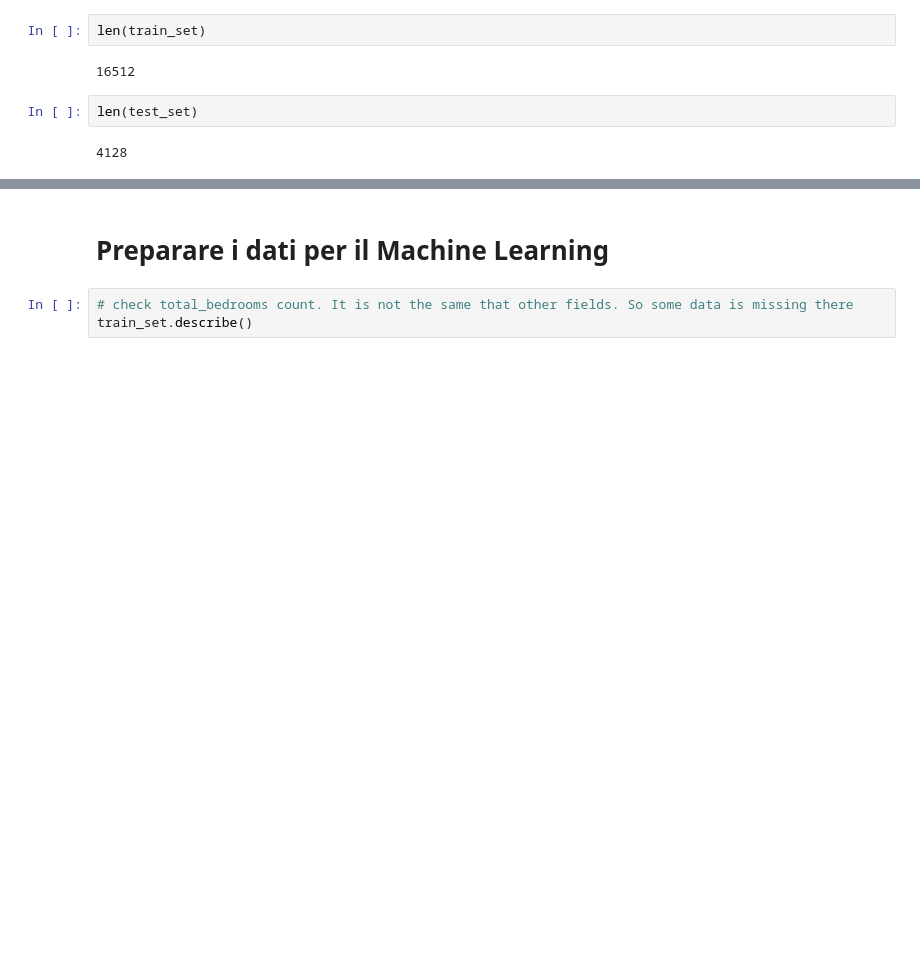
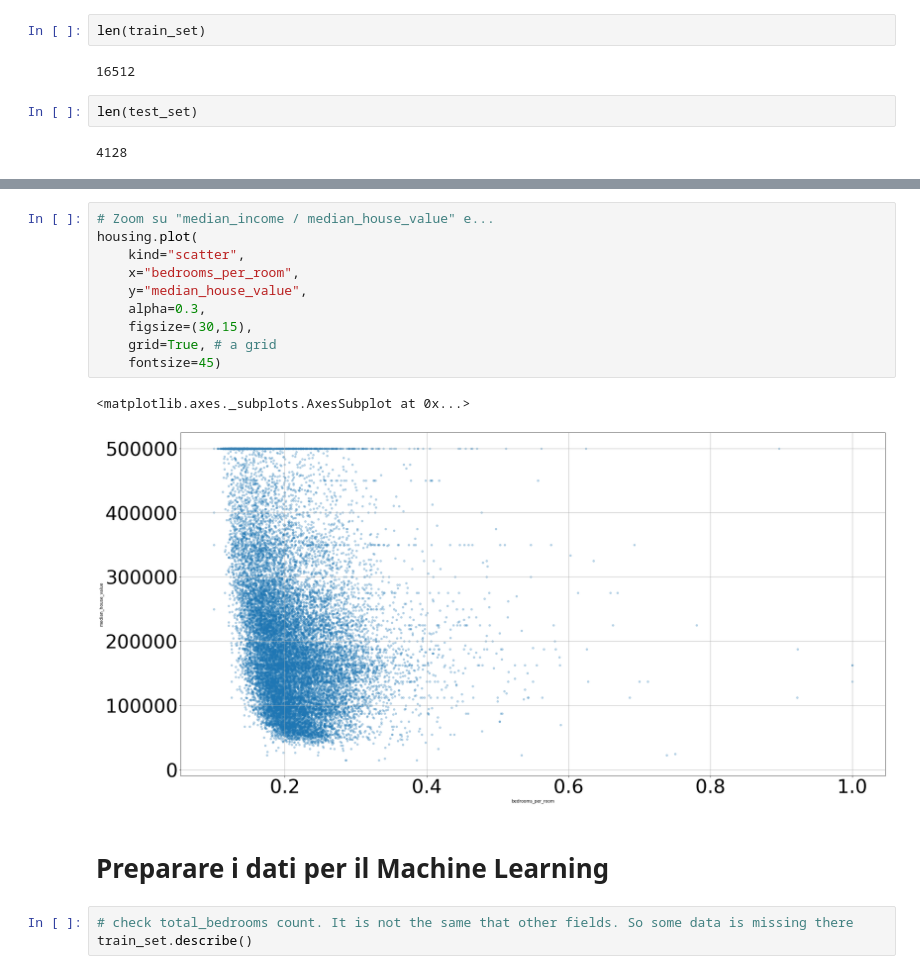
Before and after one commit to danidemi/tutorial-machine-learning, a Jupyter notebook: ml-esercizio-california.ipynb, the cells around one changed output, grey strips where cells are left out. Cells and saved outputs as stored; diff of their text form; blank space fills up the shorter version.

```diff
--- a/ml-esercizio-california.ipynb
+++ b/ml-esercizio-california.ipynb
@@ -250,3 +305,16 @@ array([[<matplotlib.axes._subplots.AxesSubplot object at 0x...>,
+# %%
+# Zoom su "median_income / median_house_value" e...
+housing.plot(
+    kind="scatter",
+    x="bedrooms_per_room",
+    y="median_house_value",
+    alpha=0.3,
+    figsize=(30,15),
+    grid=True, # a grid
+    fontsize=45)
+# %% [output]
+<matplotlib.axes._subplots.AxesSubplot at 0x...>
+[figure, added]
 # %% [markdown]
 # Preparare i dati per il Machine Learning
 # %%
```
Also changed, not shown: parts of 33 cells of this notebook.
